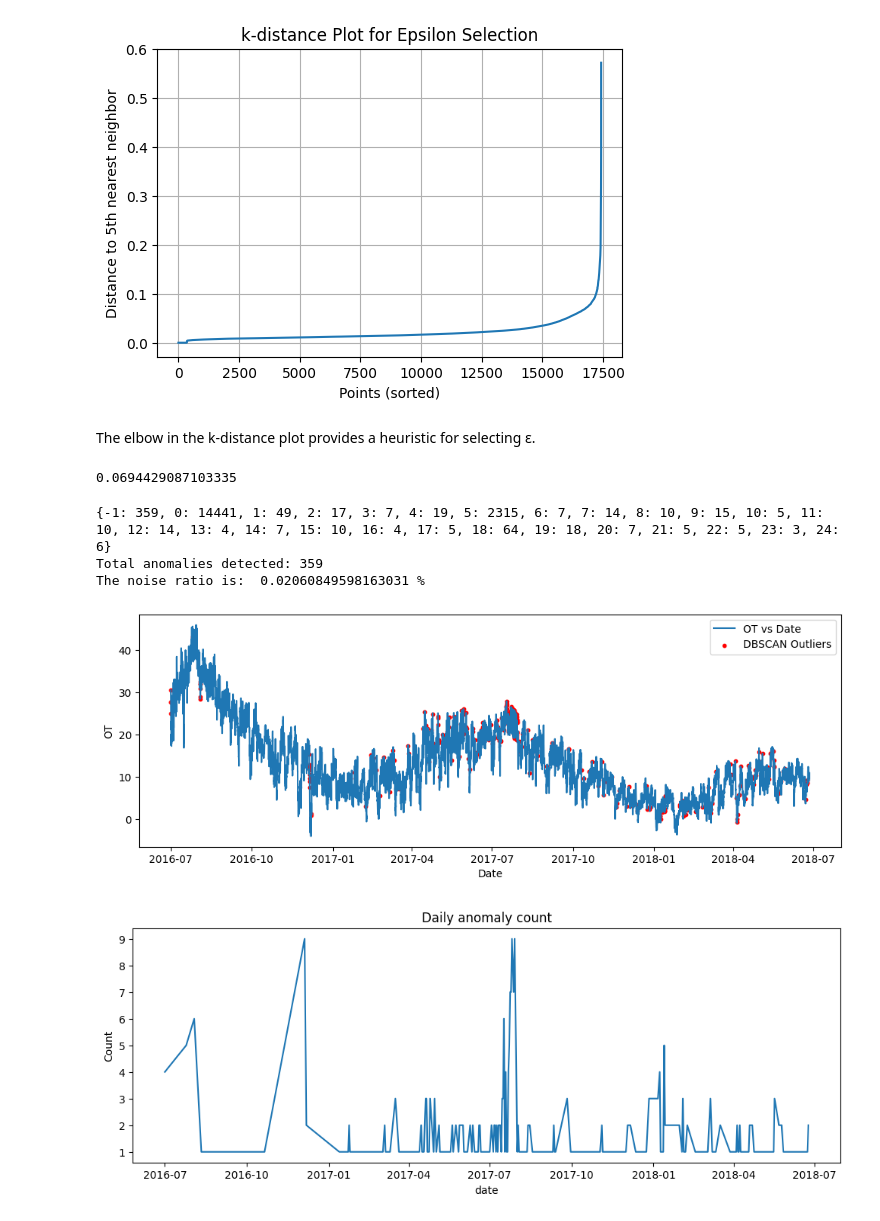
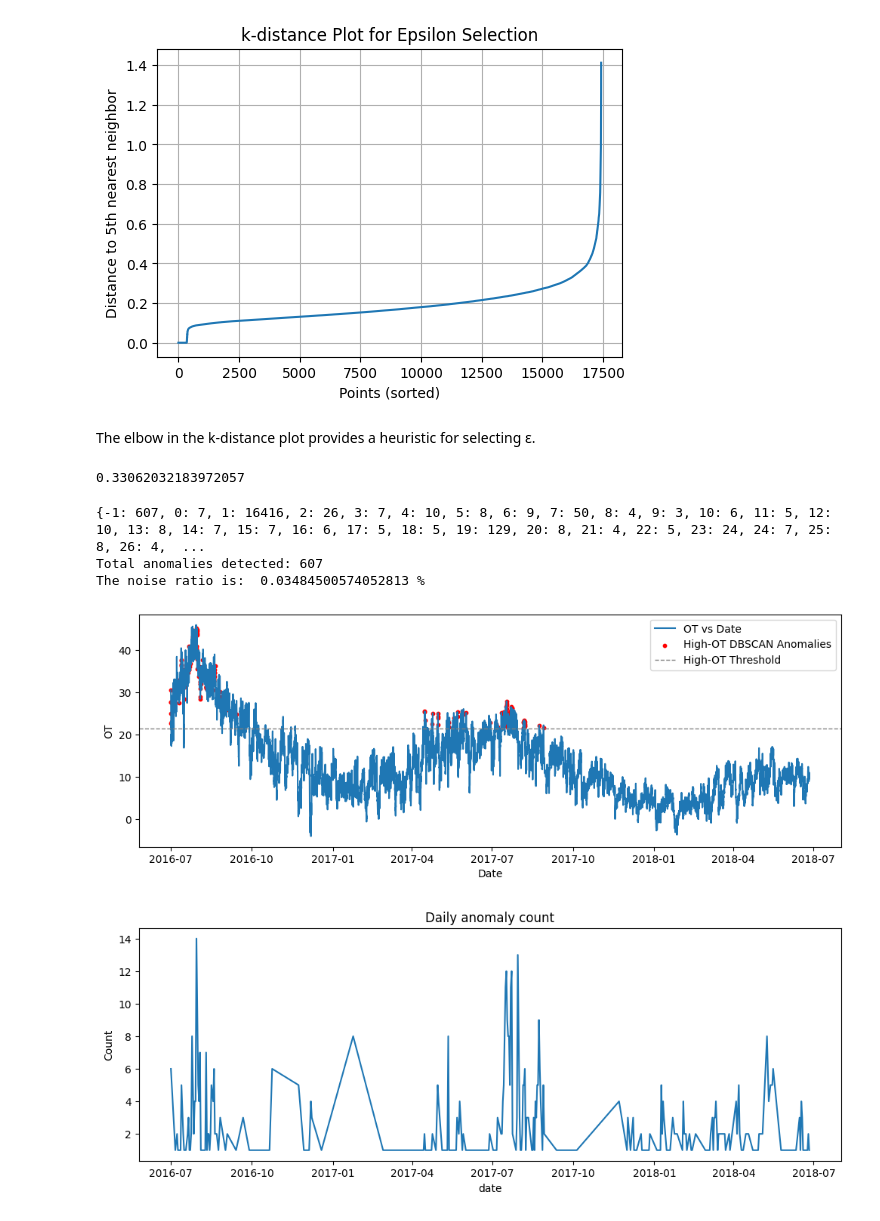
Before and after one commit to AadityaThakkar21/Prognostics-and-Health-Management-of-Power-Transformers, a Jupyter notebook: main/dbscan.ipynb, the cells around one changed output. Cells and saved outputs as stored; diff of their text form; code cells hidden in the pictures.

Commit message:
improved threshold concept

```diff
--- a/main/dbscan.ipynb
+++ b/main/dbscan.ipynb
@@ -10,8 +10,15 @@ from sklearn.neighbors import NearestNeighbors
 df = pd.read_csv("../data/ETTh1.csv")
 df['date'] = pd.to_datetime(df['date'])
 
-X_elec = Normalizer().fit_transform(df[['HUFL','MUFL','LUFL']])    # Here direction matters
-X_therm = 0.5 * StandardScaler().fit_transform(df[['OT']])         # Here magnitude matters
+P_high = np.sqrt(df['HUFL']**2 + df['HULL']**2)
+P_mid  = np.sqrt(df['MUFL']**2 + df['MULL']**2)
+P_low  = np.sqrt(df['LUFL']**2 + df['LULL']**2)
+
+X_elec = StandardScaler().fit_transform(
+    np.c_[P_high, P_mid, P_low]
+)
+
+X_therm = StandardScaler().fit_transform(df[['OT']])
 
 X = np.hstack([X_elec, X_therm])
 # %%
@@ -33,7 +40,7 @@ plt.title("k-distance Plot for Epsilon Selection")
 plt.grid()
 plt.show()
 # %% [output]
-[figure, old version]
+[figure, new version]
 # %% [markdown]
 The elbow in the k-distance plot provides a heuristic for selecting ε.
 # %%
@@ -57,7 +64,7 @@ eps_optimal = k_distances[elbow_index]
 
 print(eps_optimal)
 # %% [output]
-0.0694429087103335
+0.33062032183972057
 # %%
 clustering = DBSCAN(eps=eps_optimal, min_samples=5, metric = 'euclidean')    # Based on the graph.
 clustering.fit(X)
@@ -75,23 +82,36 @@ print(f"Total anomalies detected: {n_outliers}")
 noise_ratio = np.mean(df['cluster'] == -1)
 print('The noise ratio is: ', noise_ratio, '%')
 # %% [output]
-{-1: 359, 0: 14441, 1: 49, 2: 17, 3: 7, 4: 19, 5: 2315, 6: 7, 7: 14, 8: 10, 9: 15, 10: 5, 11: 10, 12: 14, 13: 4, 14: 7, 15: 10, 16: 4, 17: 5, 18: 64, 19: 18, 20: 7, 21: 5, 22: 5, 23: 3, 24: 6}
-Total anomalies detected: 359
-The noise ratio is:  0.02060849598163031 %
+{-1: 607, 0: 7, 1: 16416, 2: 26, 3: 7, 4: 10, 5: 8, 6: 9, 7: 50, 8: 4, 9: 3, 10: 6, 11: 5, 12: 10, 13: 8, 14: 7, 15: 7, 16: 6, 17: 5, 18: 5, 19: 129, 20: 8, 21: 4, 22: 5, 23: 24, 24: 7, 25: 8, 26: 4,  ...
+Total anomalies detected: 607
+The noise ratio is:  0.03484500574052813 %
 # %%
 # Plotting the outliers
 plt.figure(figsize = (12,4))
 plt.plot(df['date'], df['OT'], label = 'OT vs Date')
 
+ot_threshold = df['OT'].quantile(0.85)   # top 15% temperatures
+anomaly_mask = (df['cluster'] == -1) & (df['OT'] >= ot_threshold)
+
 plt.scatter(
-    df.loc[df['cluster'] == -1, 'date'], df.loc[df['cluster'] == -1, 'OT'], color='red', s=10, label='DBSCAN Outliers'
+    df.loc[anomaly_mask, 'date'], df.loc[anomaly_mask, 'OT'], color='red', s=10, label='High-OT DBSCAN Anomalies'
 )
+
+
+plt.axhline(
+    ot_threshold,
+    color='gray',
+    linestyle='--',
+    linewidth=1,
+    label='High-OT Threshold'
+)
+
 plt.xlabel('Date')
 plt.ylabel('OT')
 plt.legend()
 plt.show()
 # %% [output]
-[figure, old version]
+[figure, new version]
 # %%
 # Anomaly trends
 daily_anomalies = df[df['cluster'] == -1].groupby(df['date'].dt.date).size()
@@ -102,4 +122,4 @@ plt.title("Daily anomaly count")
 plt.ylabel("Count")
 plt.show()
 # %% [output]
-[figure, old version]
+[figure, new version]
```
